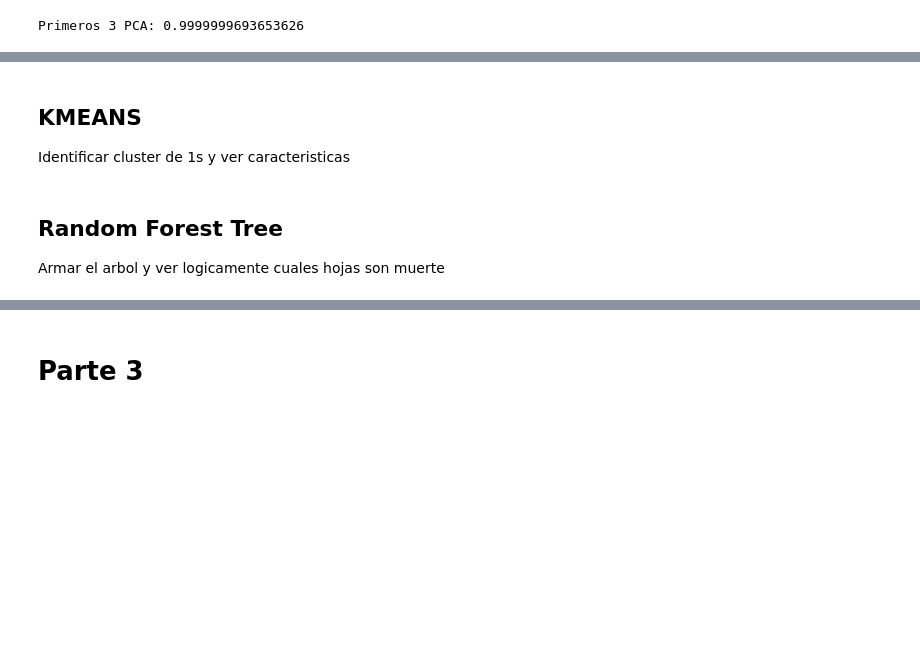
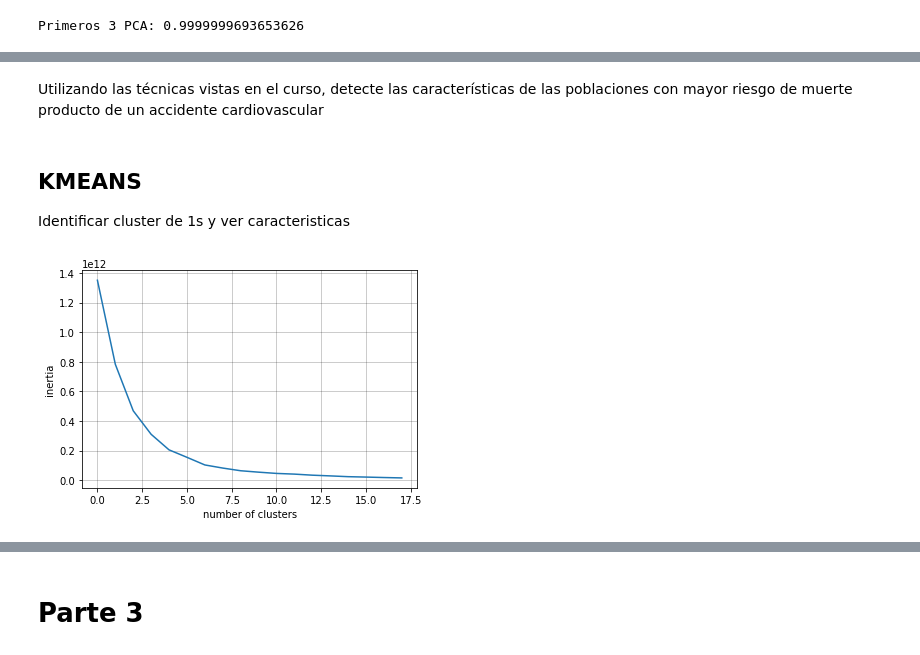
Before and after one commit to rdambrosioz/aa_2021, a Jupyter notebook: aa_tareaFinal_costanzo_dambrosio.ipynb, the cells around one changed output, grey strips where cells are left out. Drawn from its saved outputs; the diff is of its cells as text; code cells hidden in the pictures; blank space fills up the shorter version.

```diff
--- a/aa_tareaFinal_costanzo_dambrosio.ipynb
+++ b/aa_tareaFinal_costanzo_dambrosio.ipynb
@@ -183,8 +174,25 @@ fig.show()
+# %% [markdown]
+Utilizando las técnicas vistas en el curso, detecte las características de las poblaciones con mayor riesgo de muerte producto de un accidente cardiovascular
 # %% [markdown]
 ## KMEANS
 
 Identificar cluster de 1s y ver caracteristicas
-# %% [markdown]
-## Random Forest Tree
-
-Armar el arbol y ver logicamente cuales hojas son muerte
+# %%
+df_features = df_hf.drop(axis=1, columns='DEATH_EVENT').values
+# %%
+inertias = []
+silhouettes = []
+for i in range(2,20):
+  kmeans = KMeans(n_clusters=i, max_iter=300, algorithm='elkan')
+  kmeans.fit(df_features)
+  inertias += [kmeans.inertia_]
+  silhouettes += [silhouette_score(df_features,kmeans.labels_)]
+  cluster = []
+# %%
+plt.plot(inertias)
+plt.xlabel('number of clusters')
+plt.ylabel('inertia')
+plt.grid(color='k', linestyle='-', linewidth=0.5, alpha=0.4)
+plt.show()
+# %% [output]
+[figure, added]
```
Also changed, not shown: parts of 38 cells of this notebook.
